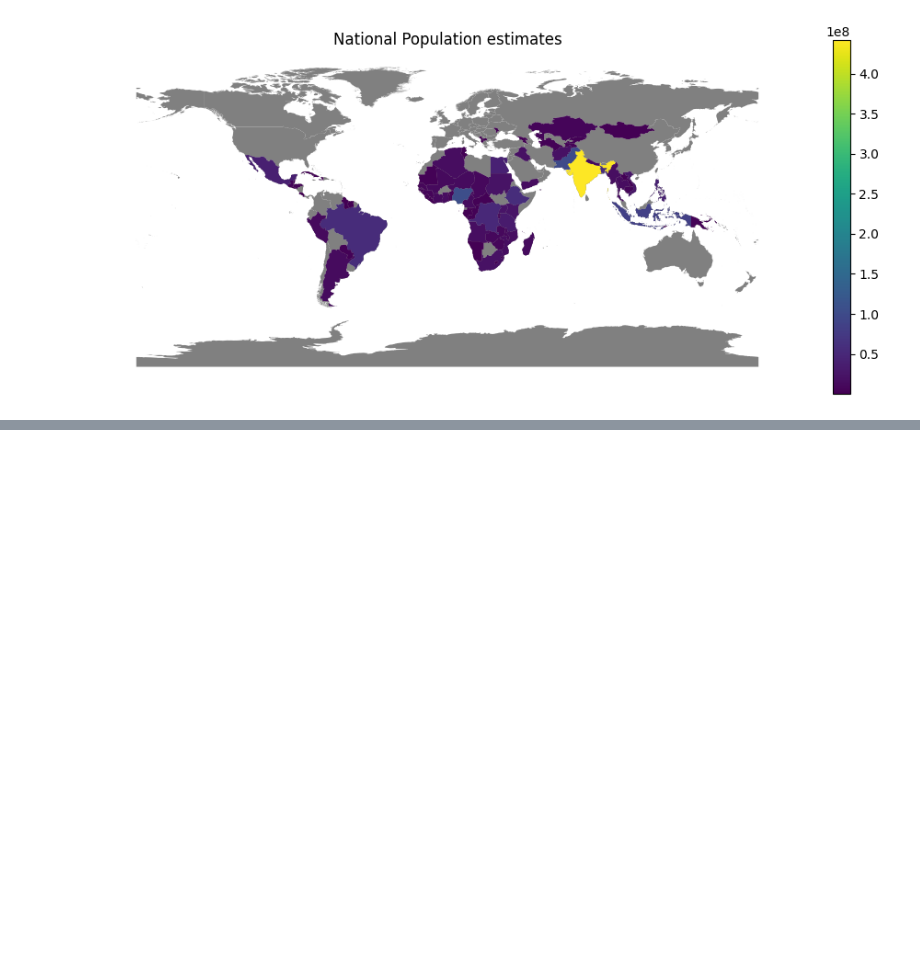
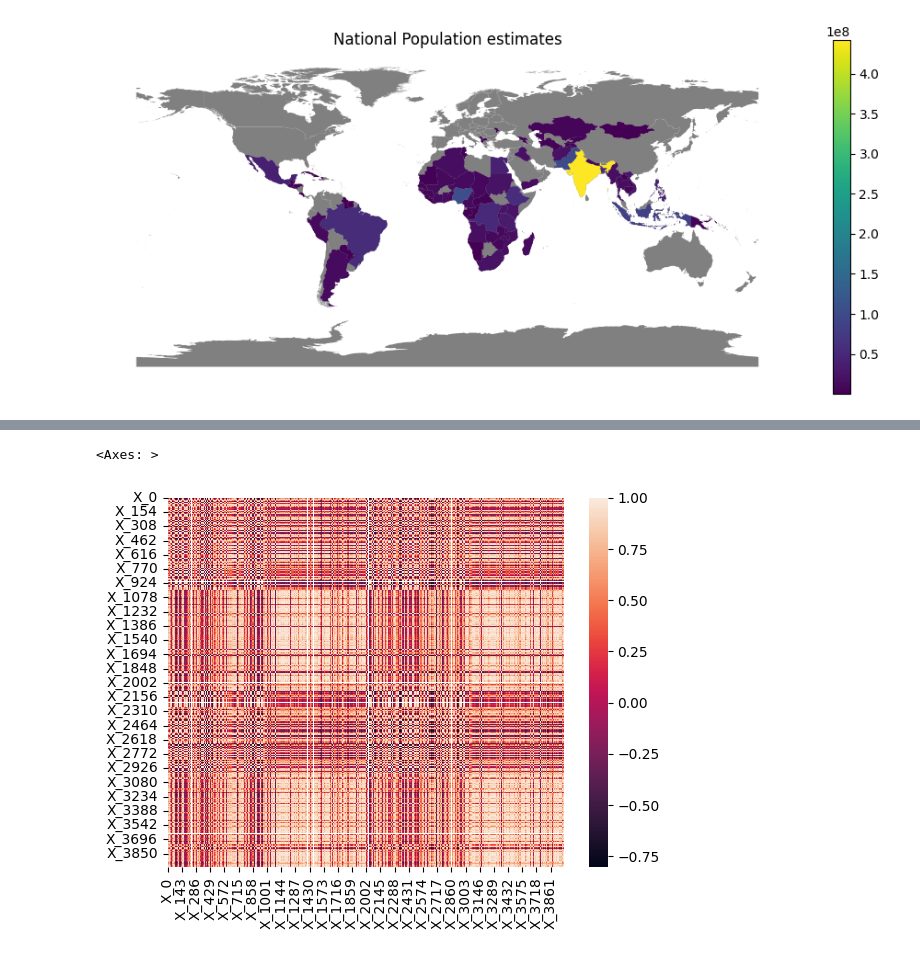
Before and after one commit to marinavicini/child_poverty_iraq, a Jupyter notebook: notebooks/1.0_mv_load-adm0-data.ipynb, the cells around one changed output, grey strips where cells are left out. Cells and saved outputs as stored; diff of their text form; code cells hidden in the pictures; blank space fills up the shorter version.

```diff
--- a/notebooks/1.0_mv_load-adm0-data.ipynb
+++ b/notebooks/1.0_mv_load-adm0-data.ipynb
@@ -109,0 +127,6 @@ plt.show()
+# %%
+# check if the features are highly correlated between each other
+sns.heatmap(adm0[adm0.columns[7:]].corr())
+# %% [output]
+<Axes: >
+[figure, added]
```
Also changed, not shown: parts of 18 cells of this notebook, 4 other files.
